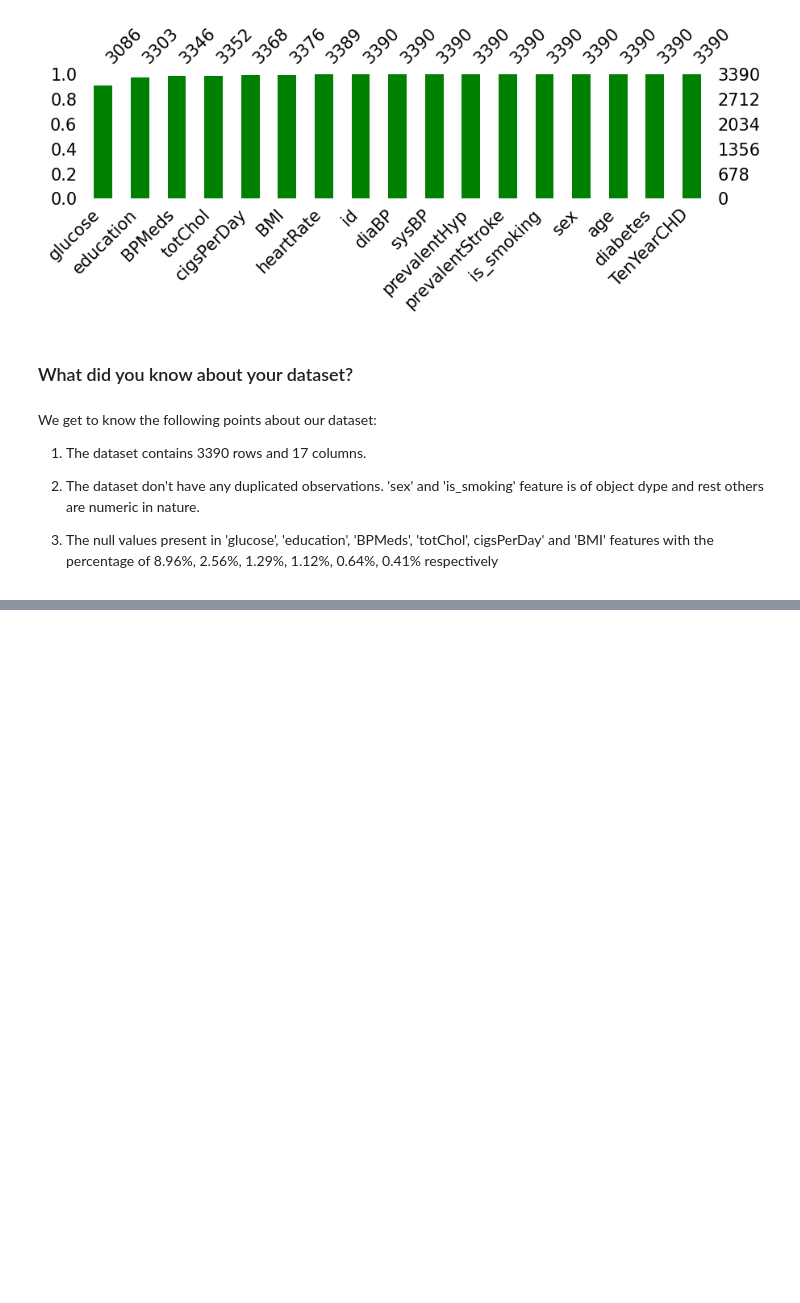
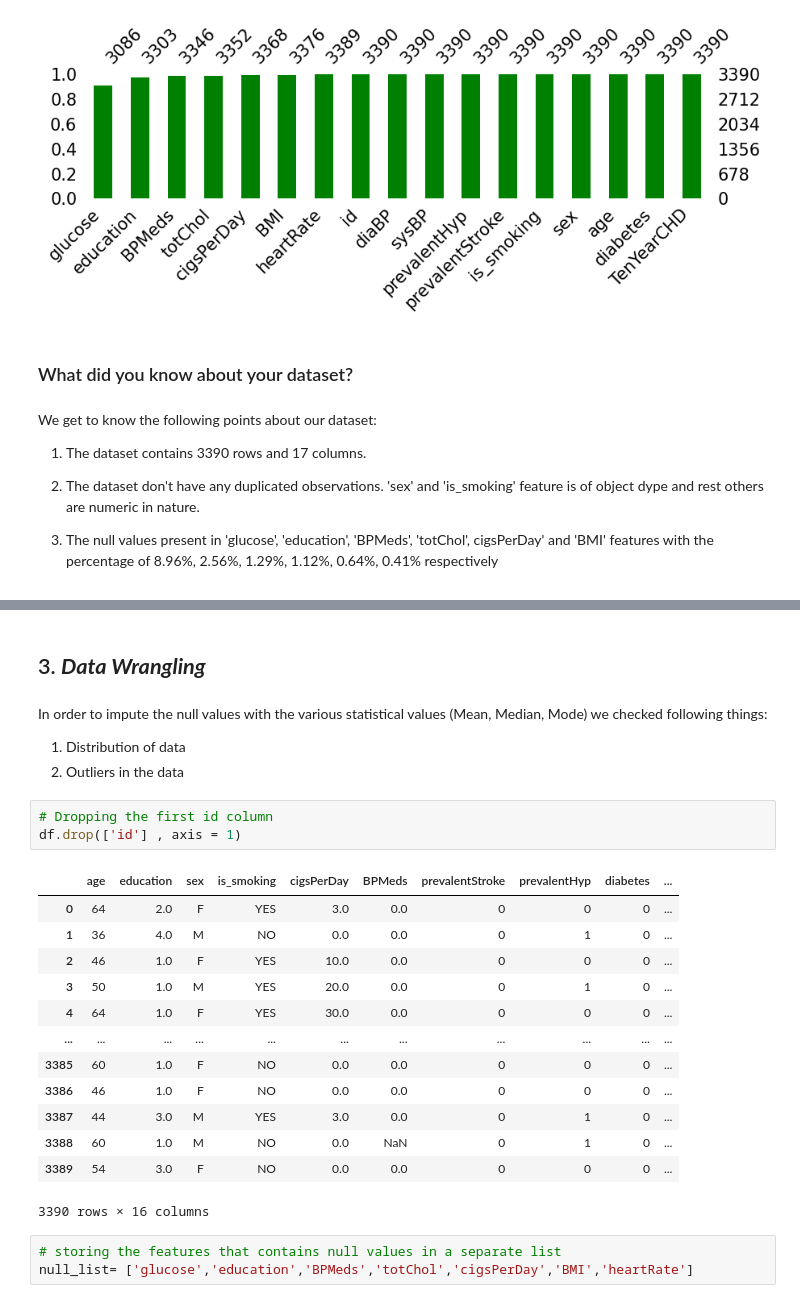
Before and after one commit to lukilearn/CAPSTONE_3_Cardiovascular_Risk_Prediction_ML_Classification, a Jupyter notebook: Cardiovascular_Risk_Prediction.ipynb, the cells around one changed output, grey strips where cells are left out. Saved outputs shown, nothing was run; the diff lists cells and outputs as text; blank space fills up the shorter version.

```diff
--- a/Cardiovascular_Risk_Prediction.ipynb
+++ b/Cardiovascular_Risk_Prediction.ipynb
@@ -236,0 +291,26 @@ We get to know the following points about our dataset:
+# %% [markdown]
+## 3. ***Data Wrangling***
+# %% [markdown]
+In order to impute the null values with the various statistical values (Mean, Median, Mode) we checked following things:
+1. Distribution of data
+2. Outliers in the data
+# %%
+# Dropping the first id column
+df.drop(['id'] , axis = 1)
+# %% [output]
+|  | age | education | sex | is_smoking | cigsPerDay | BPMeds | prevalentStroke | prevalentHyp | diabetes | ... |
+| 0 | 64 | 2.0 | F | YES | 3.0 | 0.0 | 0 | 0 | 0 | ... |
+| 1 | 36 | 4.0 | M | NO | 0.0 | 0.0 | 0 | 1 | 0 | ... |
+| 2 | 46 | 1.0 | F | YES | 10.0 | 0.0 | 0 | 0 | 0 | ... |
+| 3 | 50 | 1.0 | M | YES | 20.0 | 0.0 | 0 | 1 | 0 | ... |
+| 4 | 64 | 1.0 | F | YES | 30.0 | 0.0 | 0 | 0 | 0 | ... |
+| ... | ... | ... | ... | ... | ... | ... | ... | ... | ... | ... |
+| 3385 | 60 | 1.0 | F | NO | 0.0 | 0.0 | 0 | 0 | 0 | ... |
+| 3386 | 46 | 1.0 | F | NO | 0.0 | 0.0 | 0 | 0 | 0 | ... |
+| 3387 | 44 | 3.0 | M | YES | 3.0 | 0.0 | 0 | 1 | 0 | ... |
+| 3388 | 60 | 1.0 | M | NO | 0.0 | NaN | 0 | 1 | 0 | ... |
+| 3389 | 54 | 3.0 | F | NO | 0.0 | 0.0 | 0 | 0 | 0 | ... |
+3390 rows × 16 columns
+# %%
+# storing the features that contains null values in a separate list
+null_list= ['glucose','education','BPMeds','totChol','cigsPerDay','BMI','heartRate']
```
Also changed, not shown: parts of 14 cells of this notebook.
